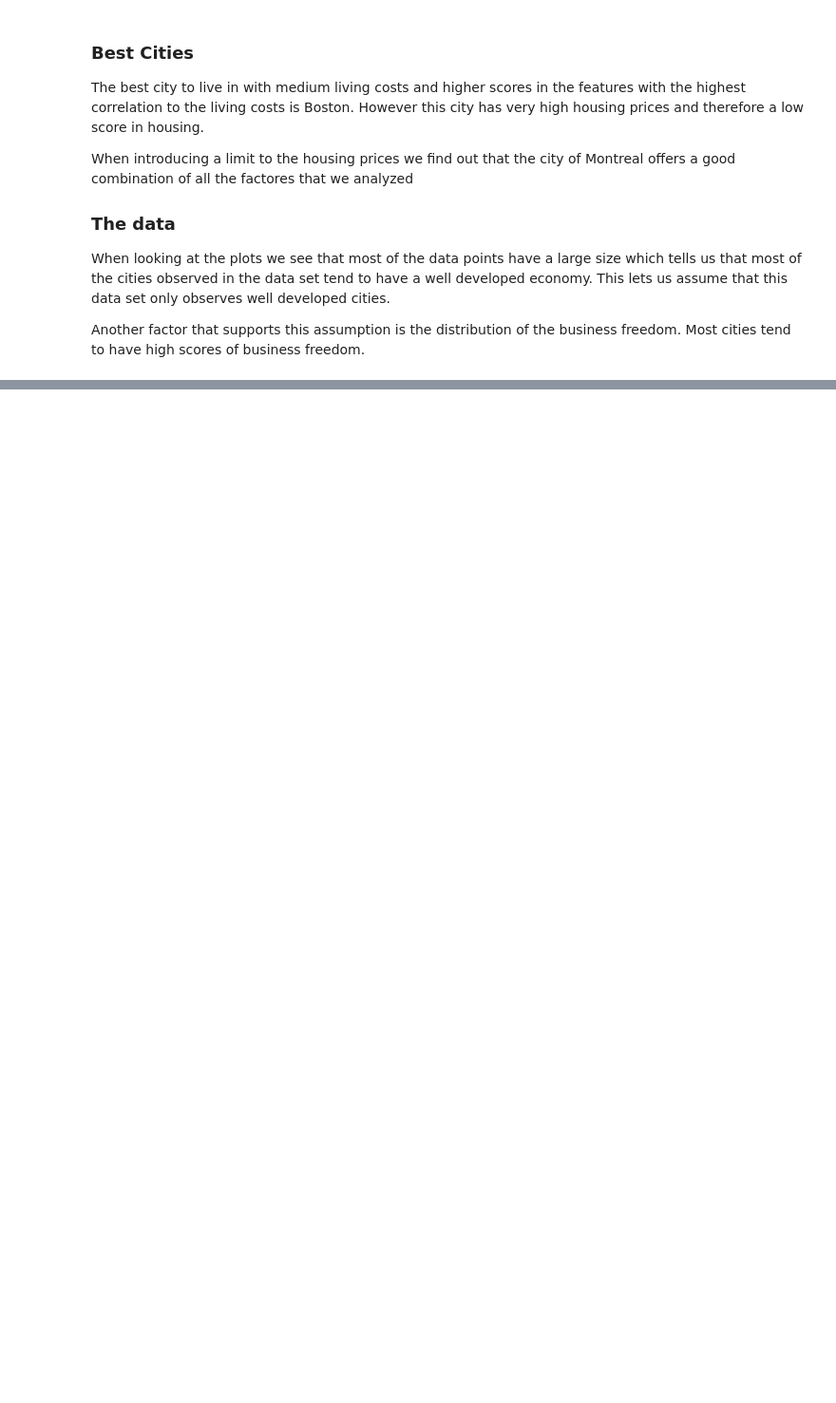
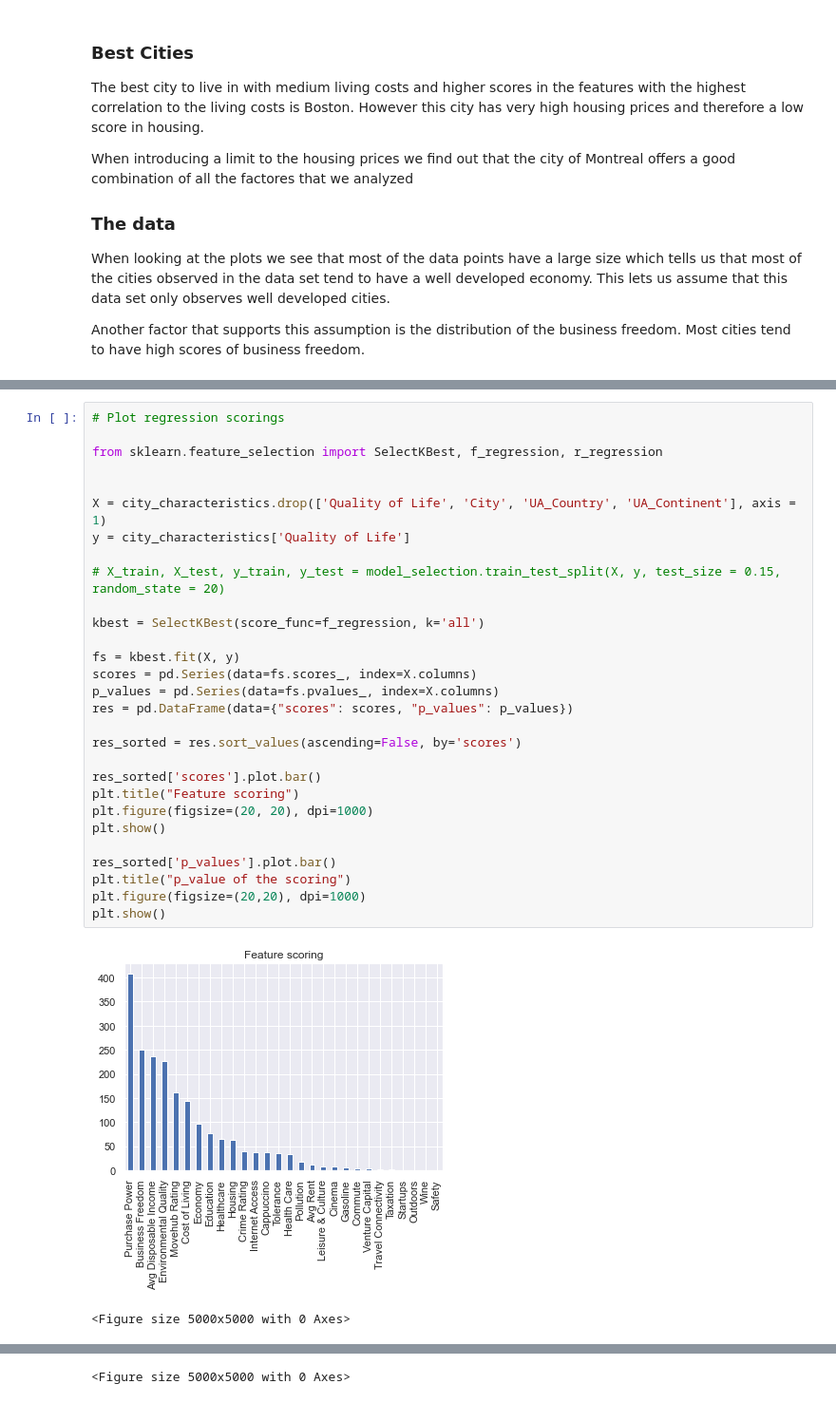
Before and after one commit to lukasthekid/liveability-ex, a Jupyter notebook: ex3.ipynb, the cells around one changed output, grey strips where cells are left out. Shown at 95% size. Saved outputs shown, nothing was run; the diff lists cells and outputs as text; blank space fills up the shorter version.

```diff
--- a/ex3.ipynb
+++ b/ex3.ipynb
@@ -616,0 +690,32 @@ Another factor that supports this assumption is the distribution of the business
+# %%
+# Plot regression scorings
+
+from sklearn.feature_selection import SelectKBest, f_regression, r_regression
+
+
+X = city_characteristics.drop(['Quality of Life', 'City', 'UA_Country', 'UA_Continent'], axis = 1)
+y = city_characteristics['Quality of Life']
+
+# X_train, X_test, y_train, y_test = model_selection.train_test_split(X, y, test_size = 0.15, random_state = 20)
+
+kbest = SelectKBest(score_func=f_regression, k='all')
+
+fs = kbest.fit(X, y)
+scores = pd.Series(data=fs.scores_, index=X.columns)
+p_values = pd.Series(data=fs.pvalues_, index=X.columns)
+res = pd.DataFrame(data={"scores": scores, "p_values": p_values})
+
+res_sorted = res.sort_values(ascending=False, by='scores')
+
+res_sorted['scores'].plot.bar()
+plt.title("Feature scoring")
+plt.figure(figsize=(20, 20), dpi=1000)
+plt.show()
+
+res_sorted['p_values'].plot.bar()
+plt.title("p_value of the scoring")
+plt.figure(figsize=(20,20), dpi=1000)
+plt.show()
+# %% [output]
+[figure, added]
+<Figure size 5000x5000 with 0 Axes>
@@ -616,0 +723 @@ Another factor that supports this assumption is the distribution of the business
+<Figure size 5000x5000 with 0 Axes>
```
Also changed, not shown: parts of 10 cells of this notebook.
